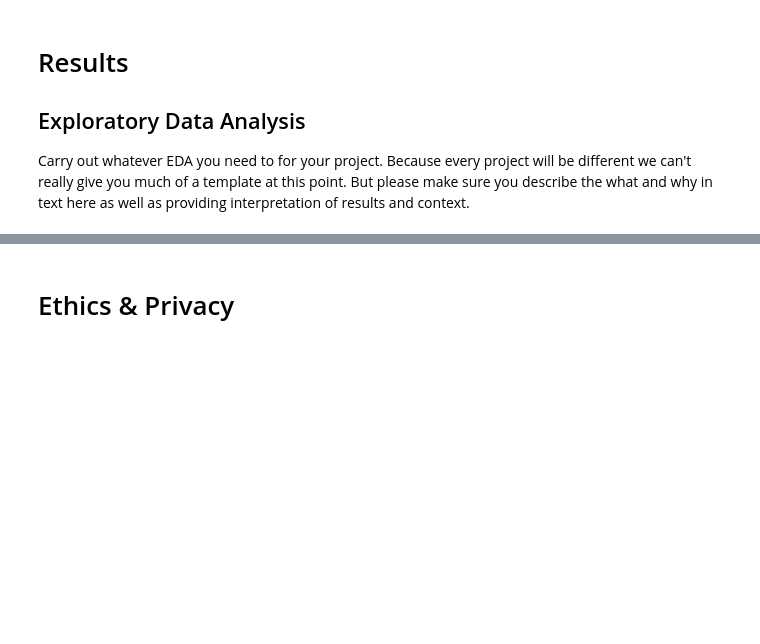
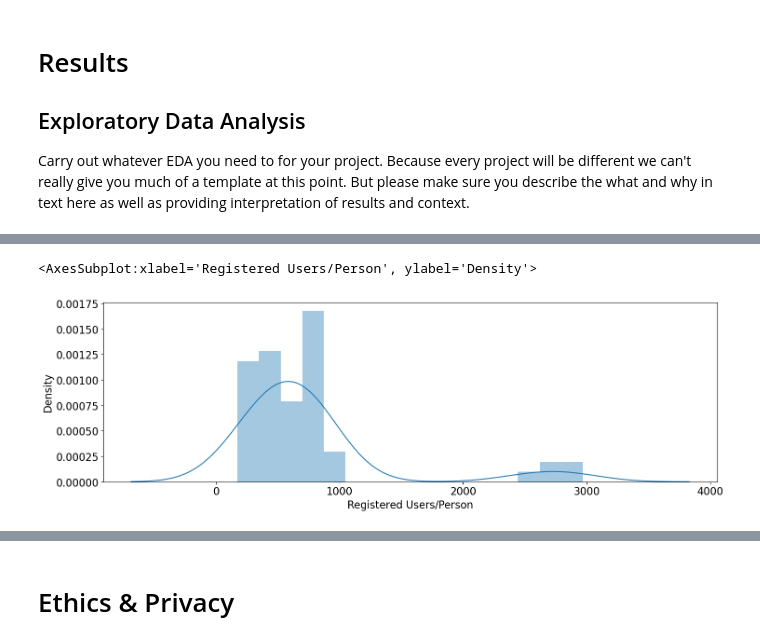
Before and after one commit to KaitlynChou/COGS-108-Project, a Jupyter notebook: EDACheckpoint_Group057_WI24.ipynb, the cells around one changed output, grey strips where cells are left out. Saved outputs shown, nothing was run; the diff lists cells and outputs as text; code cells hidden in the pictures; blank space fills up the shorter version.

```diff
--- a/EDACheckpoint_Group057_WI24.ipynb
+++ b/EDACheckpoint_Group057_WI24.ipynb
@@ -470,0 +450,6 @@ plt.show()
+# %%
+sns.distplot(FIPS_data['Registered Users/Person'])
+#from this distplot it seems like most are concentrated between 125 and 1100 with a few around 2600 registered users/person
+# %% [output]
+<AxesSubplot:xlabel='Registered Users/Person', ylabel='Density'>
+[figure, added]
```
Also changed, not shown: parts of 32 cells of this notebook.
